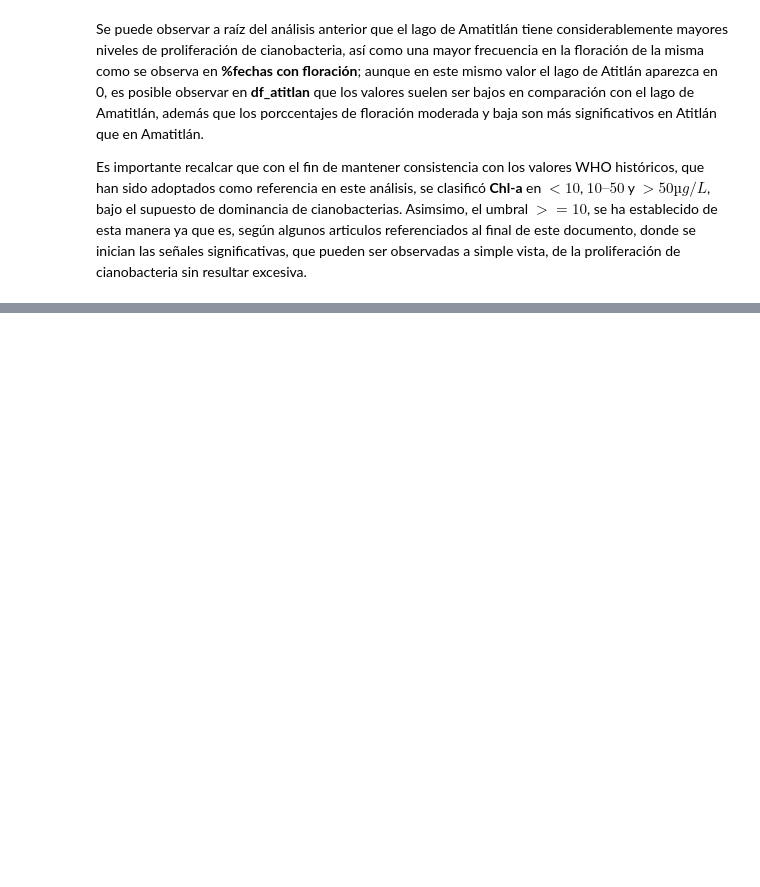
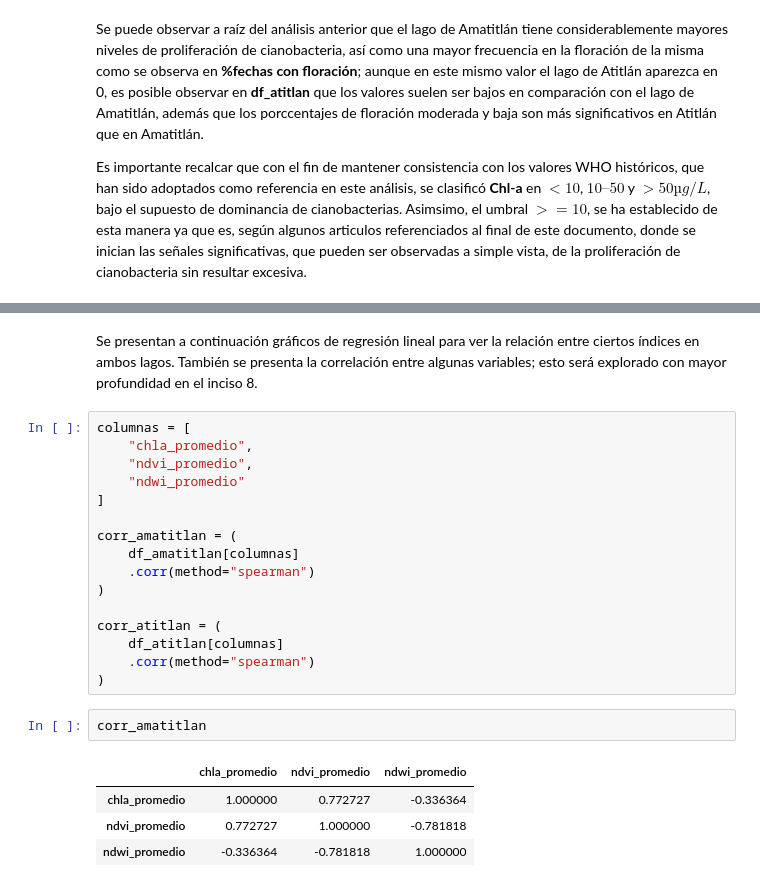
Before and after one commit to Ari-Castellanos/Laboratorio_4_DS, a Jupyter notebook: laboratorio_4_inciso_7.ipynb, the cells around one changed output, grey strips where cells are left out. Cells and saved outputs as stored; diff of their text form; blank space fills up the shorter version.

Commit message:
Inciso 7 terminado

```diff
--- a/laboratorio_4_inciso_7.ipynb
+++ b/laboratorio_4_inciso_7.ipynb
@@ -421,0 +430,25 @@ Es importante recalcar que con el fin de mantener consistencia con los valores W
+# %% [markdown]
+Se presentan a continuación gráficos de regresión lineal para ver la relación entre ciertos índices en ambos lagos. También se presenta la correlación entre algunas variables; esto será explorado con mayor profundidad en el inciso 8.
+# %%
+columnas = [
+    "chla_promedio",
+    "ndvi_promedio",
+    "ndwi_promedio"
+]
+
+corr_amatitlan = (
+    df_amatitlan[columnas]
+    .corr(method="spearman")
+)
+
+corr_atitlan = (
+    df_atitlan[columnas]
+    .corr(method="spearman")
+)
+# %%
+corr_amatitlan
+# %% [output]
+|  | chla_promedio | ndvi_promedio | ndwi_promedio |
+| chla_promedio | 1.000000 | 0.772727 | -0.336364 |
+| ndvi_promedio | 0.772727 | 1.000000 | -0.781818 |
+| ndwi_promedio | -0.336364 | -0.781818 | 1.000000 |
```
Also changed, not shown: parts of 6 cells of this notebook.
